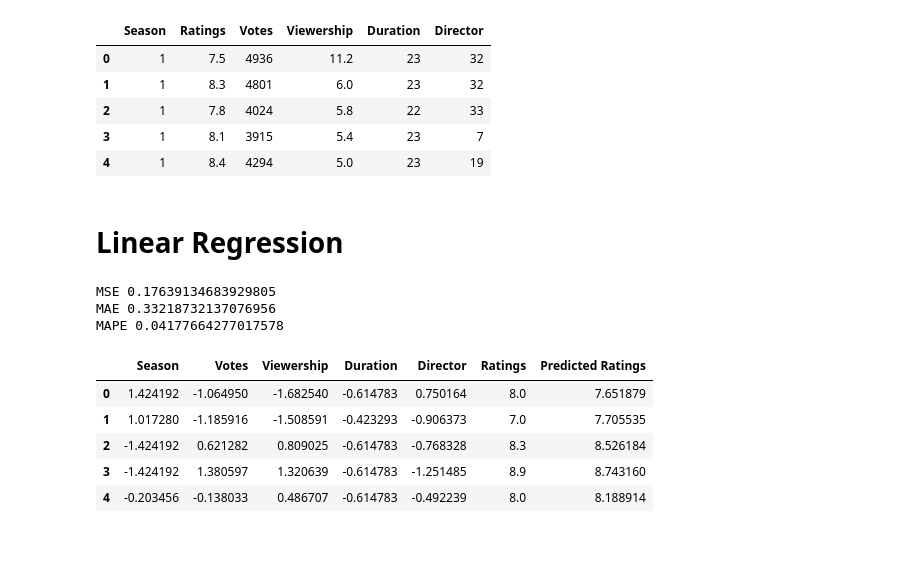
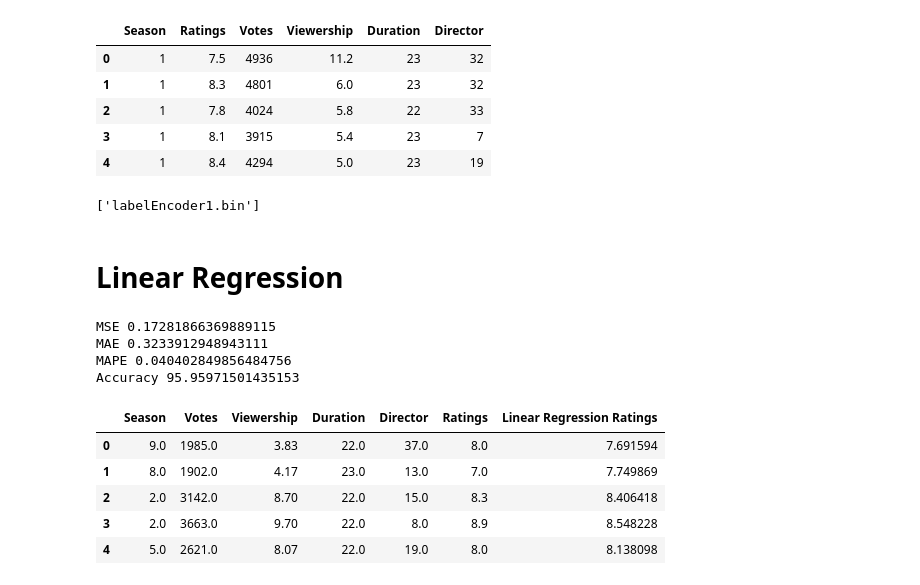
Before and after one commit to TthBnc/Predicting-Episode-Raitings, a Jupyter notebook: train.ipynb, the cells around one changed output. Cells and saved outputs as stored; diff of their text form; code cells hidden in the pictures; blank space fills up the shorter version.

Commit message:
added directors

```diff
--- a/train.ipynb
+++ b/train.ipynb
@@ -319,8 +322,8 @@ del df['Episode Number']
 
 from sklearn.preprocessing import LabelEncoder
 
-director_encoder = LabelEncoder()
-df.iloc[:, 5] = director_encoder.fit_transform(df.iloc[:, 5])
+director_encoder = LabelEncoder().fit(df.iloc[:, 5])
+df.iloc[:, 5] = director_encoder.transform(df.iloc[:, 5])
 
 df.head()
 # %% [output]
@@ -330,6 +333,10 @@ df.head()
 | 2 | 1 | 7.8 | 4024 | 5.8 | 22 | 33 |
 | 3 | 1 | 8.1 | 3915 | 5.4 | 23 | 7 |
 | 4 | 1 | 8.4 | 4294 | 5.0 | 23 | 19 |
+# %%
+dump(director_encoder, 'labelEncoder1.bin', compress=True)
+# %% [output]
+['labelEncoder1.bin']
 # %%
 Predictors=['Season', 'Votes', 'Viewership', 'Duration', 'Director']
 
@@ -341,10 +348,10 @@ from sklearn.model_selection import train_test_split
 
 X_train, X_test, y_train, y_test = train_test_split(X, y, test_size=0.2, random_state=42)
 
-ss = StandardScaler()
+ss = StandardScaler().fit(X_train)
 
-X_train = ss.fit_transform(X_train)
-X_test = ss.fit_transform(X_test)
+X_train = ss.transform(X_train)
+X_test = ss.transform(X_test)
 # %% [markdown]
 # Linear Regression
 # %%
@@ -353,32 +360,35 @@ from sklearn.linear_model import LinearRegression
 model_lr = LinearRegression()
 model_lr.fit(X_train,y_train)
 
-lr_pred_d = model_lr.predict(X_test)
+lr_pred = model_lr.predict(X_test)
 
-lr_MSE_d = metrics.mean_squared_error(y_test, lr_pred_d)
-lr_MAE_d = metrics.mean_absolute_error(y_test, lr_pred_d)
-lr_MAPE_d = metrics.mean_absolute_percentage_error(y_test, lr_pred_d)
+lr_MSE = metrics.mean_squared_error(y_test, lr_pred)
+lr_MAE = metrics.mean_absolute_error(y_test, lr_pred)
+lr_MAPE = metrics.mean_absolute_percentage_error(y_test, lr_pred)
 
+lr_accuracy = 100-(lr_MAPE*100)
 
 print('MSE',lr_MSE )
-
 print('MAE', lr_MAE)
-
 print('MAPE', lr_MAPE)
+print('Accuracy', lr_accuracy)
 # %% [output]
-MSE 0.17639134683929805
-MAE 0.33218732137076956
-MAPE 0.04177664277017578
+MSE 0.17281866369889115
+MAE 0.3233912948943111
+MAPE 0.040402849856484756
+Accuracy 95.95971501435153
 # %%
-lr_output_d = pd.DataFrame(X_test, columns=Predictors)
-lr_output_d['Ratings'] = y_test.values
-lr_output_d['Predicted Ratings'] = lr_pred_d
+output_test = ss.inverse_transform(X_test)
 
-lr_output_d.head()
+outputs = pd.DataFrame(output_test, columns=Predictors)
+outputs['Ratings'] = y_test.values
+outputs['Linear Regression Ratings'] = lr_pred
+
+outputs.head()
 # %% [output]
-|  | Season | Votes | Viewership | Duration | Director | Ratings | Predicted Ratings |
-| 0 | 1.424192 | -1.064950 | -1.682540 | -0.614783 | 0.750164 | 8.0 | 7.651879 |
-| 1 | 1.017280 | -1.185916 | -1.508591 | -0.423293 | -0.906373 | 7.0 | 7.705535 |
-| 2 | -1.424192 | 0.621282 | 0.809025 | -0.614783 | -0.768328 | 8.3 | 8.526184 |
-| 3 | -1.424192 | 1.380597 | 1.320639 | -0.614783 | -1.251485 | 8.9 | 8.743160 |
-| 4 | -0.203456 | -0.138033 | 0.486707 | -0.614783 | -0.492239 | 8.0 | 8.188914 |
+|  | Season | Votes | Viewership | Duration | Director | Ratings | Linear Regression Ratings |
+| 0 | 9.0 | 1985.0 | 3.83 | 22.0 | 37.0 | 8.0 | 7.691594 |
+| 1 | 8.0 | 1902.0 | 4.17 | 23.0 | 13.0 | 7.0 | 7.749869 |
+| 2 | 2.0 | 3142.0 | 8.70 | 22.0 | 15.0 | 8.3 | 8.406418 |
+| 3 | 2.0 | 3663.0 | 9.70 | 22.0 | 8.0 | 8.9 | 8.548228 |
+| 4 | 5.0 | 2621.0 | 8.07 | 22.0 | 19.0 | 8.0 | 8.138098 |
```
Also changed, not shown: parts of 13 cells of this notebook, 3 other files.
